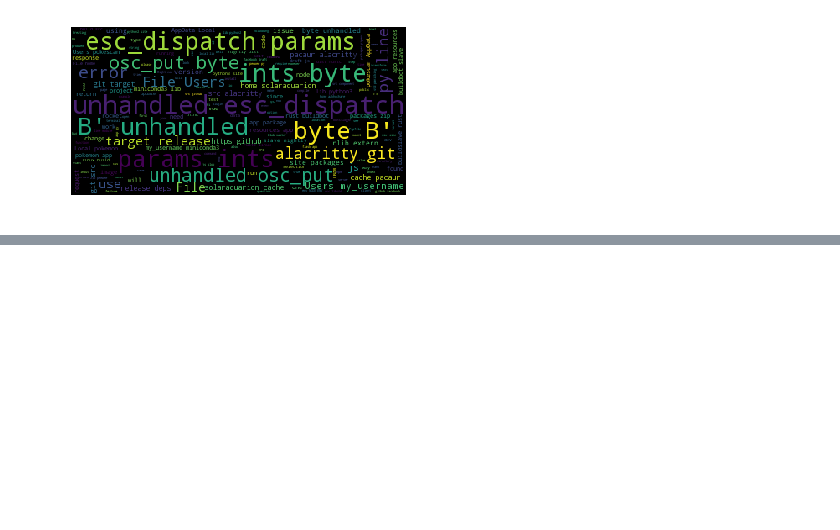
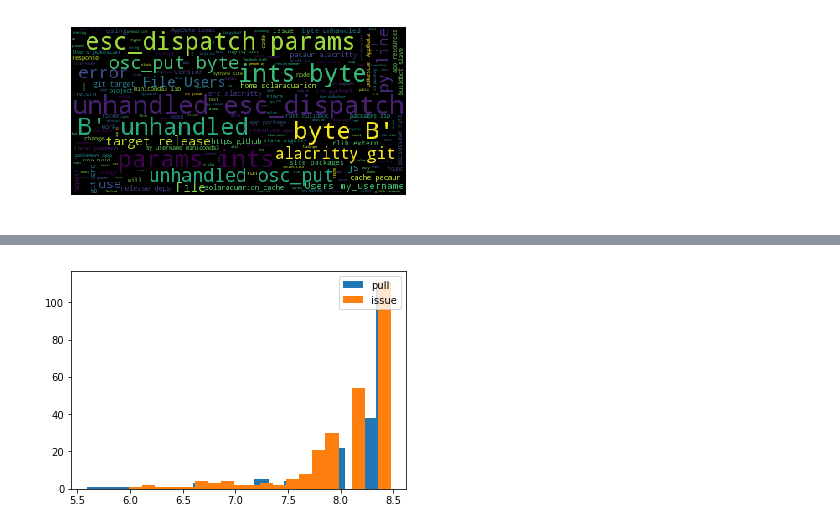
Before and after one commit to nicholas-alonzo/GitHub-Repo-Analysis, a Jupyter notebook: Event-Exploration_ql.ipynb, the cells around one changed output, grey strips where cells are left out. Cells and saved outputs as stored; diff of their text form; code cells hidden in the pictures; blank space fills up the shorter version.

```diff
--- a/Event-Exploration_ql.ipynb
+++ b/Event-Exploration_ql.ipynb
@@ -521,0 +501,7 @@ issue_comments_2.head(100)
+# %%
+pr_df=pd.read_csv("pr_issues.csv")
+pr_df=pr_df.dropna(axis=0)
+pull_request_title=pr_df['pull_request_title'].tolist()
+pull_request_description=pr_df['pull_request_description'].tolist()
+issue_title=pr_df['issue_title'].tolist()
+issue_description=pr_df['issue_description'].tolist()
@@ -521,0 +564,10 @@ issue_comments_2.head(100)
+# %%
+idf_smooth_opened=idf_smooth(pull_request_title)
+idf_smooth_closed=idf_smooth(issue_title)
+
+plt.hist(list(idf_smooth_opened.values()), bins=20, label='pull')
+plt.hist(list(idf_smooth_closed.values()), bins=20,label='issue')
+plt.legend(loc='upper right')
+plt.show()
+# %% [output]
+[figure, added]
```
Also changed, not shown: parts of 31 cells of this notebook.
